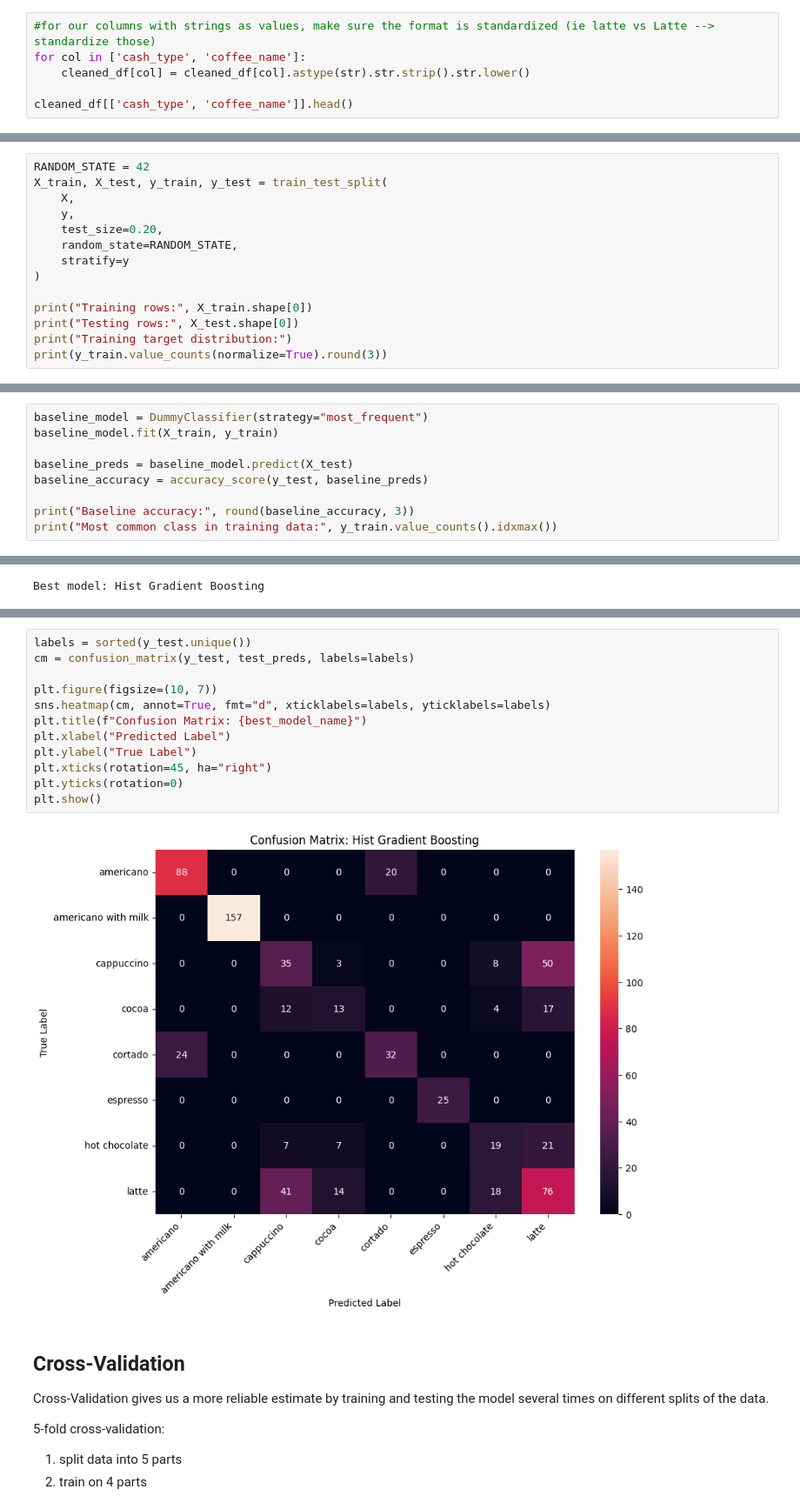
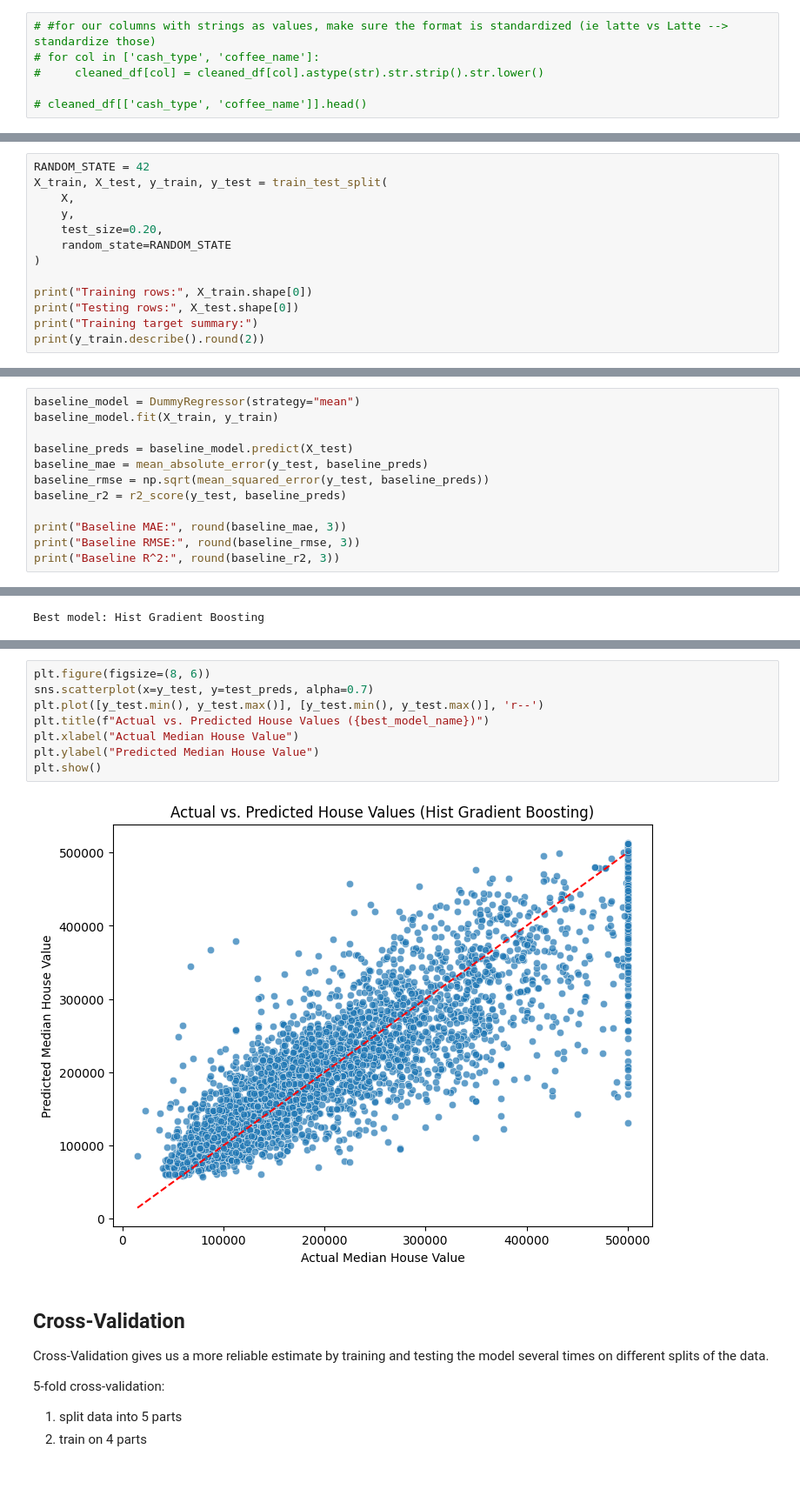
Before and after one commit to elysewong/elyse_wong_DSML_primer, a Jupyter notebook: TCG_ML_PRIMER.ipynb, the cells around one changed output, grey strips where cells are left out. Shown at 87% size. Cells and saved outputs as stored; diff of their text form; blank space fills up the shorter version.

```diff
--- a/TCG_ML_PRIMER.ipynb
+++ b/TCG_ML_PRIMER.ipynb
@@ -421,6 +476,6 @@ Cleaned shape:  (3454, 6)
 # %%
-#for our columns with strings as values, make sure the format is standardized (ie latte vs Latte --> standardize those)
-for col in ['cash_type', 'coffee_name']:
-    cleaned_df[col] = cleaned_df[col].astype(str).str.strip().str.lower()
+# #for our columns with strings as values, make sure the format is standardized (ie latte vs Latte --> standardize those)
+# for col in ['cash_type', 'coffee_name']:
+#     cleaned_df[col] = cleaned_df[col].astype(str).str.strip().str.lower()
 
-cleaned_df[['cash_type', 'coffee_name']].head()
+# cleaned_df[['cash_type', 'coffee_name']].head()
@@ -538,12 +606,11 @@ X_train, X_test, y_train, y_test = train_test_split(
     X,
     y,
     test_size=0.20,
-    random_state=RANDOM_STATE,
-    stratify=y
+    random_state=RANDOM_STATE
 )
 
 print("Training rows:", X_train.shape[0])
 print("Testing rows:", X_test.shape[0])
-print("Training target distribution:")
-print(y_train.value_counts(normalize=True).round(3))
+print("Training target summary:")
+print(y_train.describe().round(2))
 # %% [output]
@@ -652,10 +721,13 @@ Before we train a real model, we want to build a simple baseline model to get us
 # %%
-baseline_model = DummyClassifier(strategy="most_frequent")
+baseline_model = DummyRegressor(strategy="mean")
 baseline_model.fit(X_train, y_train)
 
 baseline_preds = baseline_model.predict(X_test)
-baseline_accuracy = accuracy_score(y_test, baseline_preds)
+baseline_mae = mean_absolute_error(y_test, baseline_preds)
+baseline_rmse = np.sqrt(mean_squared_error(y_test, baseline_preds))
+baseline_r2 = r2_score(y_test, baseline_preds)
 
-print("Baseline accuracy:", round(baseline_accuracy, 3))
-print("Most common class in training data:", y_train.value_counts().idxmax())
+print("Baseline MAE:", round(baseline_mae, 3))
+print("Baseline RMSE:", round(baseline_rmse, 3))
+print("Baseline R^2:", round(baseline_r2, 3))
 # %% [output]
@@ -787,17 +843,13 @@ americano with milk       1.00      1.00      1.00       157
 # %%
-labels = sorted(y_test.unique())
-cm = confusion_matrix(y_test, test_preds, labels=labels)
-
-plt.figure(figsize=(10, 7))
-sns.heatmap(cm, annot=True, fmt="d", xticklabels=labels, yticklabels=labels)
-plt.title(f"Confusion Matrix: {best_model_name}")
-plt.xlabel("Predicted Label")
-plt.ylabel("True Label")
-plt.xticks(rotation=45, ha="right")
-plt.yticks(rotation=0)
+plt.figure(figsize=(8, 6))
+sns.scatterplot(x=y_test, y=test_preds, alpha=0.7)
+plt.plot([y_test.min(), y_test.max()], [y_test.min(), y_test.max()], 'r--')
+plt.title(f"Actual vs. Predicted House Values ({best_model_name})")
+plt.xlabel("Actual Median House Value")
+plt.ylabel("Predicted Median House Value")
 plt.show()
 # %% [output]
-[figure, old version]
+[figure, new version]
 # %% [markdown]
 ## Cross-Validation
 
```
Also changed, not shown: parts of 43 cells of this notebook.
